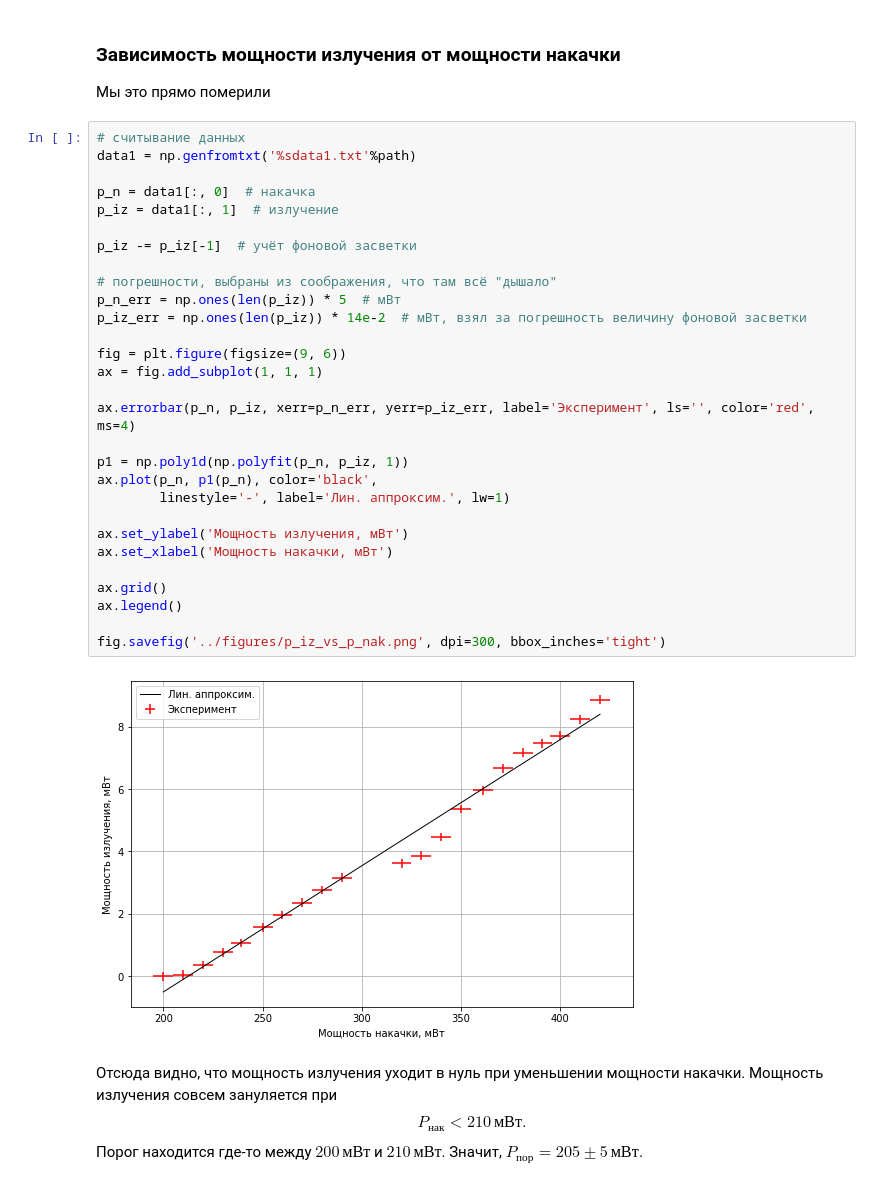
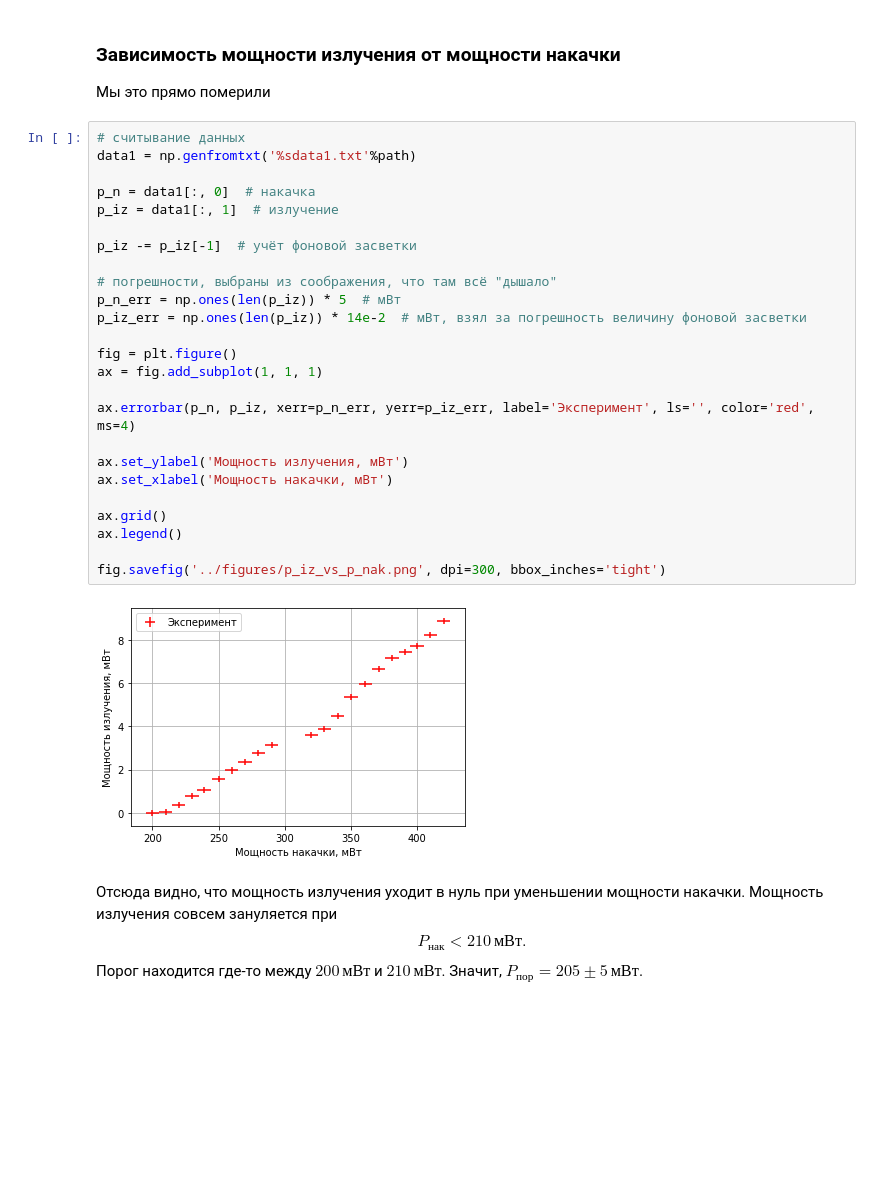
Before and after one commit to MrKozelberg/low_freq, a Jupyter notebook: scripts/script.ipynb, the cells around one changed output. Saved outputs shown, nothing was run; the diff lists cells and outputs as text; blank space fills up the shorter version.

```diff
--- a/scripts/script.ipynb
+++ b/scripts/script.ipynb
@@ -11,34 +11,30 @@ path = '../data/'
 # %%
 # считывание данных
 data1 = np.genfromtxt('%sdata1.txt'%path)
 
 p_n = data1[:, 0]  # накачка
 p_iz = data1[:, 1]  # излучение
 
 p_iz -= p_iz[-1]  # учёт фоновой засветки
 
 # погрешности, выбраны из соображения, что там всё "дышало"
 p_n_err = np.ones(len(p_iz)) * 5  # мВт
 p_iz_err = np.ones(len(p_iz)) * 14e-2  # мВт, взял за погрешность величину фоновой засветки
 
-fig = plt.figure(figsize=(9, 6))
+fig = plt.figure()
 ax = fig.add_subplot(1, 1, 1)
 
 ax.errorbar(p_n, p_iz, xerr=p_n_err, yerr=p_iz_err, label='Эксперимент', ls='', color='red', ms=4)
-
-p1 = np.poly1d(np.polyfit(p_n, p_iz, 1))
-ax.plot(p_n, p1(p_n), color='black',
-        linestyle='-', label='Лин. аппроксим.', lw=1)
 
 ax.set_ylabel('Мощность излучения, мВт')
 ax.set_xlabel('Мощность накачки, мВт')
 
 ax.grid()
 ax.legend()
 
 fig.savefig('../figures/p_iz_vs_p_nak.png', dpi=300, bbox_inches='tight')
 # %% [output]
-[figure, old version]
+[figure, new version]
 # %% [markdown]
 Отсюда видно, что мощность излучения уходит в нуль при уменьшении мощности накачки. Мощность излучения совсем зануляется при $$P_{нак}<210\,\text{мВт}.$$ Порог находится где-то между $200\,\text{мВт}$ и $210\,\text{мВт}$. Значит, $P_{пор} = 205\pm5\,\text{мВт}.$
 # %% [markdown]
```
Also changed, not shown: parts of 10 cells of this notebook, 7 other files.
